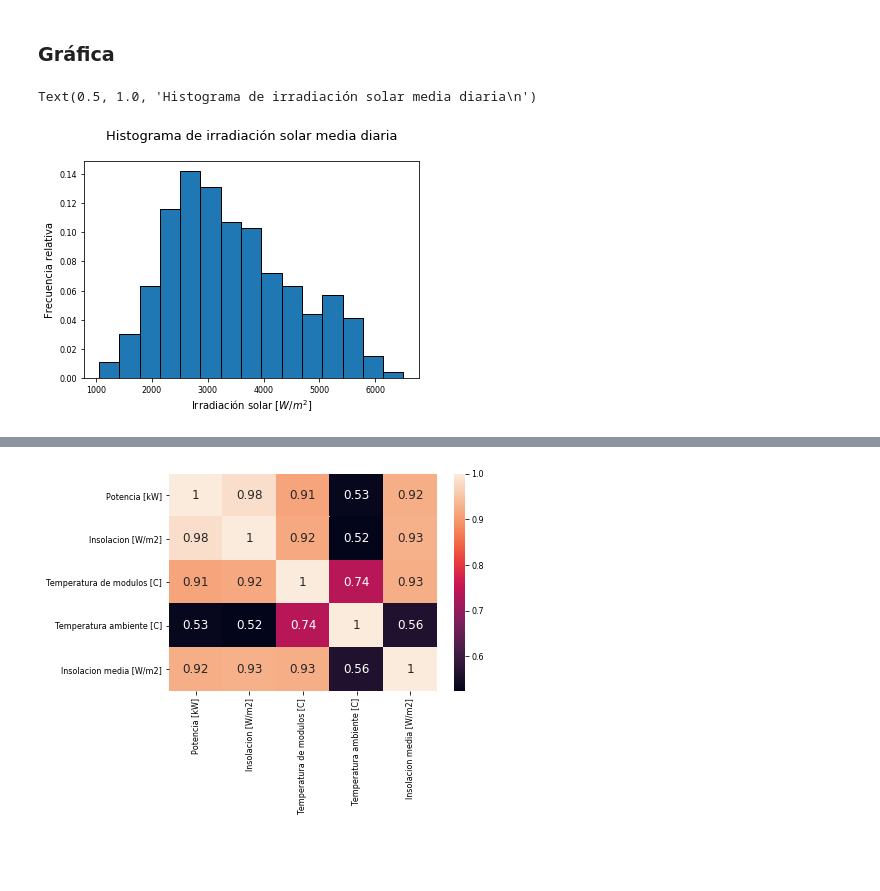
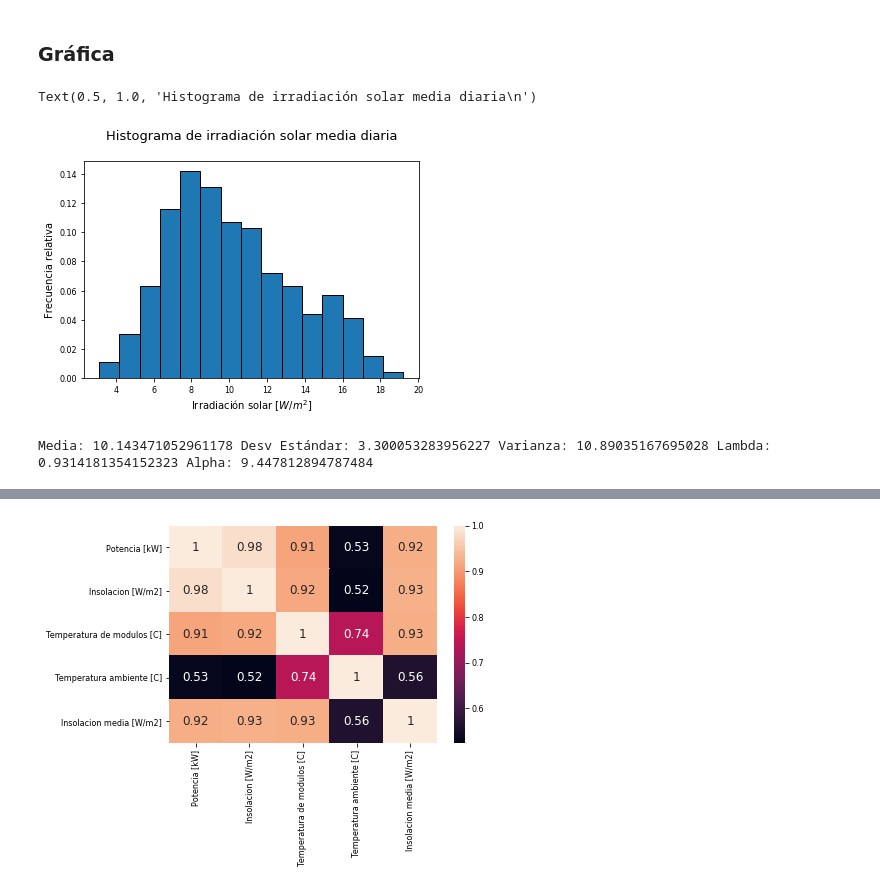
Before and after one commit to only-Robin/Proyecto-Electronica, a Jupyter notebook: DATOS SOLAR/Pre procesados/Pronóstico Solar PV.ipynb, the cells around one changed output, grey strips where cells are left out. Cells and saved outputs as stored; diff of their text form; code cells hidden in the pictures; blank space fills up the shorter version.

```diff
--- a/DATOS SOLAR/Pre procesados/Pronóstico Solar PV.ipynb
+++ b/DATOS SOLAR/Pre procesados/Pronóstico Solar PV.ipynb
@@ -139,8 +139,10 @@ nombres
 for i in range(len(archivos)):
     #Se lee el archivo de la ruta
     datos = pd.read_csv(archivos[i])
+    t = datos.columns.values[-2]
     datos = reemplazo(datos)
     datos = intervalosolar(datos)
+    datos['Temp Ambiente [C]'] = datos[t]
     guardarcsv(datos, nombres[i])
 # %%
 datos[0:145]
@@ -308,10 +310,21 @@ todoIns
 ### Gráfica
 # %%
 mydata = np.array(todoIns['Insolacion [W/m2]'])
+mydata = mydata*gamma.ppf(0.995)/mydata.max()
 plt.hist(mydata, weights=np.zeros_like(mydata) + 1. / mydata.size,bins=15,ec ='k')
 plt.xlabel('Irradiación solar [$W/m^2$]')
 plt.ylabel('Frecuencia relativa')
 plt.title('Histograma de irradiación solar media diaria\n')
 # %% [output]
 Text(0.5, 1.0, 'Histograma de irradiación solar media diaria\n')
-[figure, old version]
+[figure, new version]
+# %%
+muI = np.mean(mydata)
+desvI = np.std(mydata)
+varI = np.var(mydata)
+lambdaI = muI/varI
+alphaI = muI*lambdaI
+
+print('Media:',muI,'Desv Estándar:',desvI,'Varianza:',varI,'Lambda:',lambdaI,'Alpha:',alphaI)
+# %% [output]
+Media: 10.143471052961178 Desv Estándar: 3.300053283956227 Varianza: 10.89035167695028 Lambda: 0.9314181354152323 Alpha: 9.447812894787484
```
Also changed, not shown: parts of 12 cells of this notebook, 18 other files.
